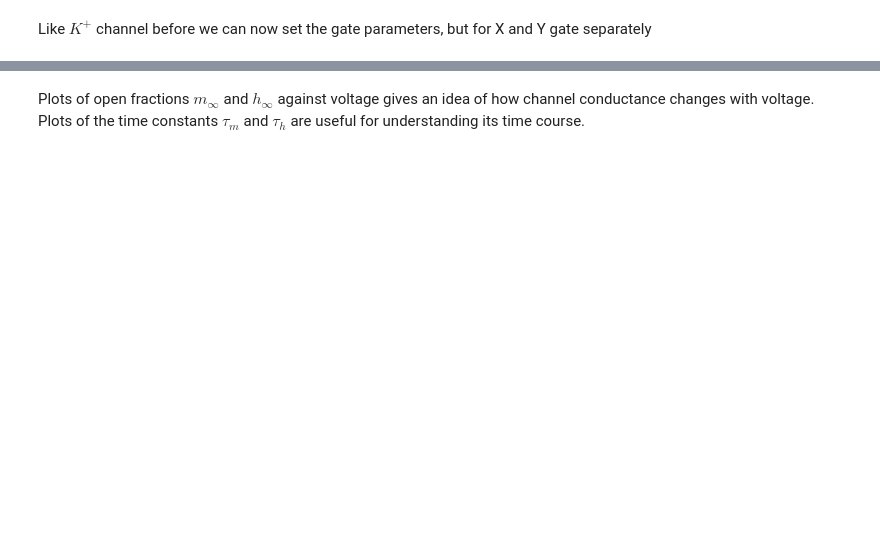
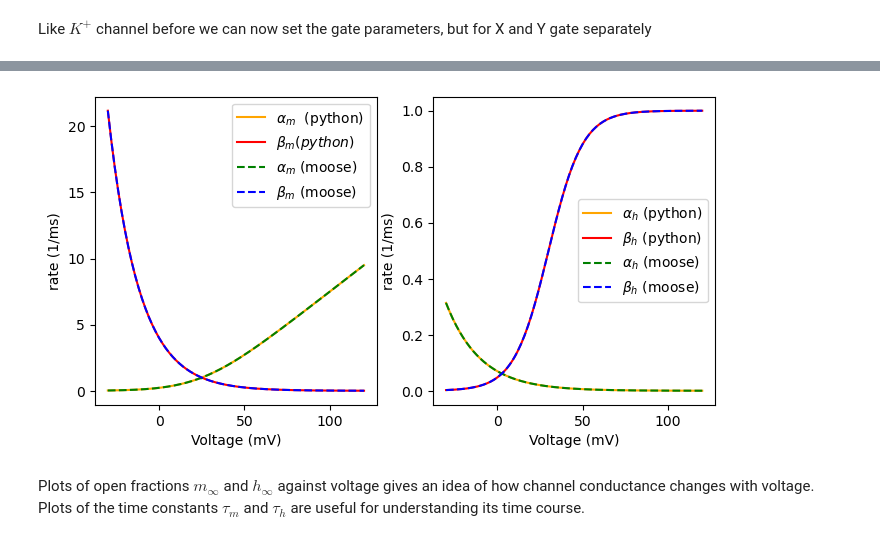
Before and after one commit to subhacom/moose-notebooks, a Jupyter notebook: Action_potentials_Na_channel.ipynb, the cells around one changed output, grey strips where cells are left out. Drawn from its saved outputs; the diff is of its cells as text; code cells hidden in the pictures; blank space fills up the shorter version.

Commit message:
Updated Hodgkin-Huxley models with new expression based gate setting

```diff
--- a/Action_potentials_Na_channel.ipynb
+++ b/Action_potentials_Na_channel.ipynb
@@ -150,20 +143,15 @@ nachan.Gbar = 120.0  # mS/cm^2
 # %% [markdown]
 Like $K^{+}$ channel before we can now set the gate parameters, but for X and Y gate separately
 # %%
-vdivs = 150
-vmin = -30.0
-vmax = 120.0
+xgate = moose.element(f'{nachan.path}/gateX')
+ygate = moose.element(f'{nachan.path}/gateY')
 
-xgate = moose.HHGate(f'{nachan.path}/gateX')
-x_alpha_params = [2.5, -0.1, -1.0, -25.0, -10.0]
-x_beta_params = [4, 0, 0, 0, 18.0]
-# Note that `+` operator with lists as operands concatenates them
-x_params = x_alpha_params + x_beta_params + [vdivs, vmin, vmax]
-xgate.setupAlpha(x_params)
+xgate.alphaExpr = '0.1 * (25 - v) / (exp((25 - v) / 10) - 1)'
+xgate.betaExpr = '4 * exp(-v/18)'
 
-ygate = moose.HHGate(f'{nachan.path}/gateY')
-y_alpha_params = [0.07, 0, 0, 0, 20.0]
-y_beta_params = [1, 0, 1, -30, -10.0]
-# Note that `+` operator with lists as operands concatenates them
-y_params = y_alpha_params + y_beta_params + [vdivs, vmin, vmax]
-ygate.setupAlpha(y_params)
+ygate.alphaExpr = '0.07 * exp(-v/20)'
+ygate.betaExpr = '1 / (exp((30 - v) / 10) + 1)'
+for g in (xgate, ygate):   # looping to avoid repeating the same code for each gate
+    g.divs = 150
+    g.min = -30.0
+    g.max = 120.0
@@ -170,37 +201,41 @@ ygate.setupAlpha(y_params)
 # %%
 #print(moose.showfields(gate))
+xgate.fillFromExpr()
+ygate.fillFromExpr()
 x_alpha_moose = xgate.tableA
 x_beta_moose = xgate.tableB - xgate.tableA
 v = np.linspace(xgate.min, xgate.max, len(x_alpha_moose))
 
 x_alpha_hh = 0.1 * (-v + 25) / (np.exp((-v + 25)/10) - 1)
 x_beta_hh = 4 * np.exp(-v/18)
 
 plt.subplot(121)
-plt.plot(v, x_alpha_hh, '-', color='orange', label=r'$\alpha_{m}$')
-plt.plot(v, x_beta_hh,  '-', color='red', label=r'$\beta_{m}$')
-# plt.plot(v, x_alpha_moose, '--', color='green', label=r'$\alpha_{m}$ moose')
-# plt.plot(v, x_beta_moose,  '--', color='blue', label=r'$\beta_{m}$ moose')
+plt.plot(v, x_alpha_hh, '-', color='orange', label=r'$\alpha_{m}$  (python)')
+plt.plot(v, x_beta_hh,  '-', color='red', label=r'$\beta_{m} (python)$')
+plt.plot(v, x_alpha_moose, '--', color='green', label=r'$\alpha_{m}$ (moose)')
+plt.plot(v, x_beta_moose,  '--', color='blue', label=r'$\beta_{m}$ (moose)')
 
 plt.legend()
 plt.xlabel('Voltage (mV)')
 plt.ylabel('rate (1/ms)')
 
 plt.subplot(122)
 y_alpha_moose = ygate.tableA
 y_beta_moose = ygate.tableB - ygate.tableA
 
 y_alpha_hh = 0.07 * np.exp(-v/20)
 y_beta_hh = 1/(np.exp((-v + 30)/10) + 1)
 
-plt.plot(v, y_alpha_hh, '-', color='orange', label=r'$\alpha_{h}$')
-plt.plot(v, y_beta_hh,  '-', color='red', label=r'$\beta_{h}$')
-# plt.plot(v, y_alpha_moose, '--', color='green', label=r'$\alpha_{h}$ (moose)')
-# plt.plot(v, y_beta_moose,  '--', color='blue', label=r'$\beta_{h}$ (moose)')
+plt.plot(v, y_alpha_hh, '-', color='orange', label=r'$\alpha_{h}$ (python)')
+plt.plot(v, y_beta_hh,  '-', color='red', label=r'$\beta_{h}$ (python)')
+plt.plot(v, y_alpha_moose, '--', color='green', label=r'$\alpha_{h}$ (moose)')
+plt.plot(v, y_beta_moose,  '--', color='blue', label=r'$\beta_{h}$ (moose)')
 plt.xlabel('Voltage (mV)')
 plt.ylabel('rate (1/ms)')
 plt.legend()
 plt.gcf().set_size_inches(8,4)
+# %% [output]
+[figure, added]
 # %% [markdown]
 Plots of open fractions $m_{\infty}$ and $h_{\infty}$ against voltage gives an idea of how channel conductance changes with voltage. Plots of the time constants $\tau_{m}$ and $\tau_{h}$ are useful for understanding its time course.
 # %%
```
Also changed, not shown: parts of 10 cells of this notebook, 2 other files.
